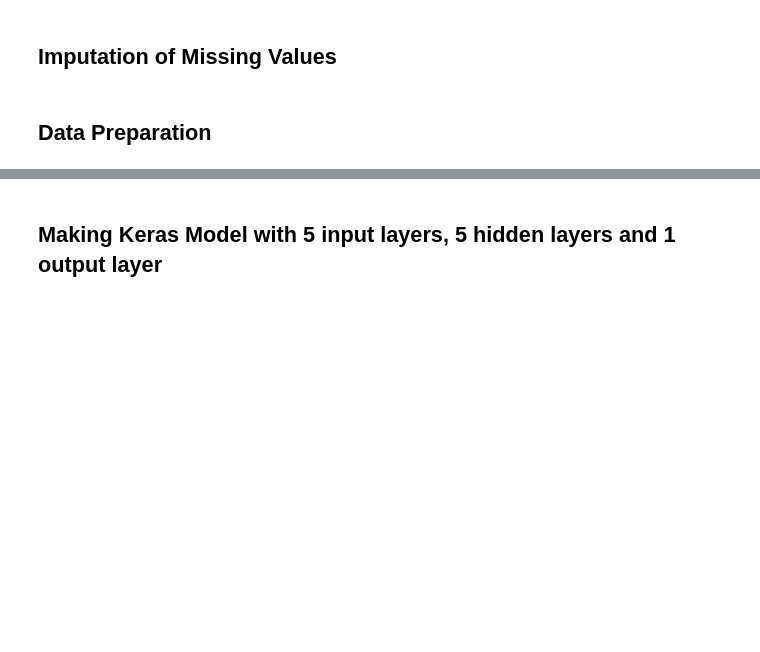
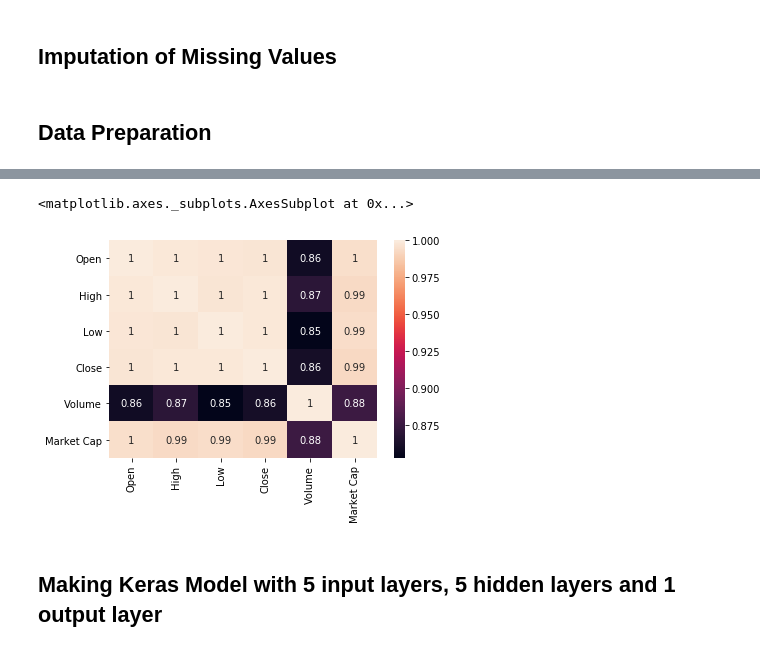
Before and after one commit to Kanishkparganiha/Bitcoin-Price-prediction-using-Keras-Regressor-, a Jupyter notebook: Prediction Bit-Coin Prices using Keras Regression model.ipynb, the cells around one changed output, grey strips where cells are left out. Cells and saved outputs as stored; diff of their text form; code cells hidden in the pictures; blank space fills up the shorter version.

```diff
--- a/Prediction Bit-Coin Prices using Keras Regression model.ipynb
+++ b/Prediction Bit-Coin Prices using Keras Regression model.ipynb
@@ -91,3 +115,8 @@ y=sc.fit_transform(y)
+# %%
+sns.heatmap(df.corr(),annot=True)
+# %% [output]
+<matplotlib.axes._subplots.AxesSubplot at 0x...>
+[figure, added]
 # %%
 from sklearn.model_selection import train_test_split
 X_train, X_test, y_train, y_test = train_test_split(X, y, test_size=0.3)
```
Also changed, not shown: parts of 4 cells of this notebook.
